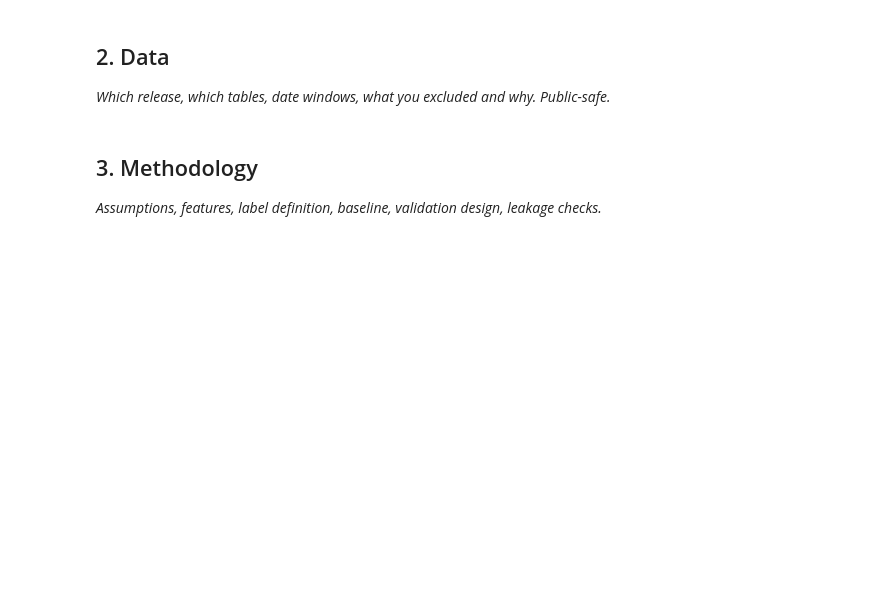
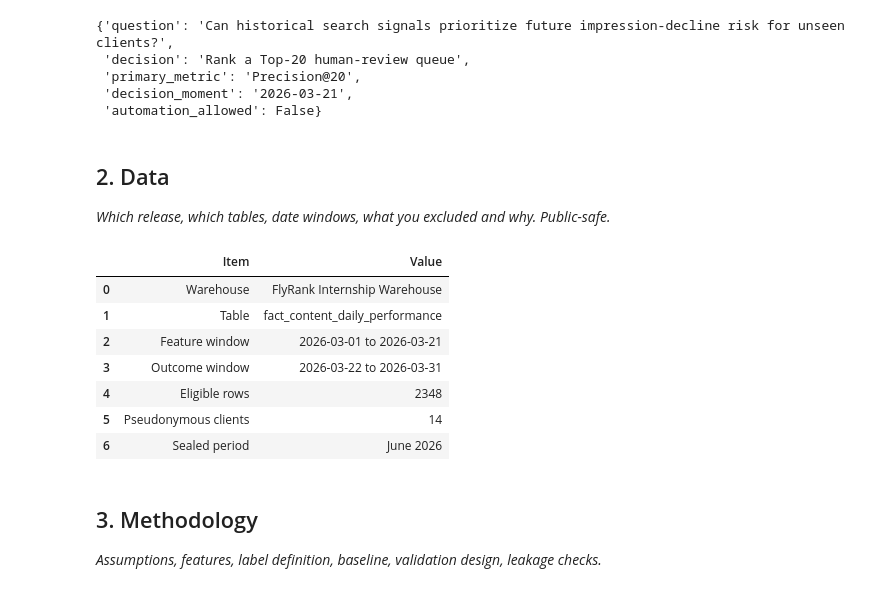
Before and after one commit to Cyb3rVigil/flyrank-ml-internship, a Jupyter notebook: work/notebooks/capstone.ipynb, the cells around one changed output. Drawn from its saved outputs; the diff is of its cells as text; code cells hidden in the pictures; blank space fills up the shorter version.

```diff
--- a/work/notebooks/capstone.ipynb
+++ b/work/notebooks/capstone.ipynb
@@ -16,3 +15,22 @@ This skeleton is yours to fill. Work the sections **in order** — each one has
+# %%
+RESEARCH_CONFIG = {
+    "question": (
+        "Can historical search signals prioritize future "
+        "impression-decline risk for unseen clients?"
+    ),
+    "decision": "Rank a Top-20 human-review queue",
+    "primary_metric": "Precision@20",
+    "decision_moment": "2026-03-21",
+    "automation_allowed": False,
+}
+
+RESEARCH_CONFIG
+# %% [output]
+{'question': 'Can historical search signals prioritize future impression-decline risk for unseen clients?',
+ 'decision': 'Rank a Top-20 human-review queue',
+ 'primary_metric': 'Precision@20',
+ 'decision_moment': '2026-03-21',
+ 'automation_allowed': False}
 # %% [markdown]
 ## 2. Data
 
@@ -23,3 +38,37 @@ This skeleton is yours to fill. Work the sections **in order** — each one has
+# %%
+import pandas as pd
+
+data_summary = pd.DataFrame({
+    "Item": [
+        "Warehouse",
+        "Table",
+        "Feature window",
+        "Outcome window",
+        "Eligible rows",
+        "Pseudonymous clients",
+        "Sealed period"
+    ],
+    "Value": [
+        "FlyRank Internship Warehouse",
+        "fact_content_daily_performance",
+        "2026-03-01 to 2026-03-21",
+        "2026-03-22 to 2026-03-31",
+        2348,
+        14,
+        "June 2026"
+    ]
+})
+
+data_summary
+# %% [output]
+|  | Item | Value |
+| 0 | Warehouse | FlyRank Internship Warehouse |
+| 1 | Table | fact_content_daily_performance |
+| 2 | Feature window | 2026-03-01 to 2026-03-21 |
+| 3 | Outcome window | 2026-03-22 to 2026-03-31 |
+| 4 | Eligible rows | 2348 |
+| 5 | Pseudonymous clients | 14 |
+| 6 | Sealed period | June 2026 |
 # %% [markdown]
 ## 3. Methodology
 
```
Also changed, not shown: parts of 23 cells of this notebook.
